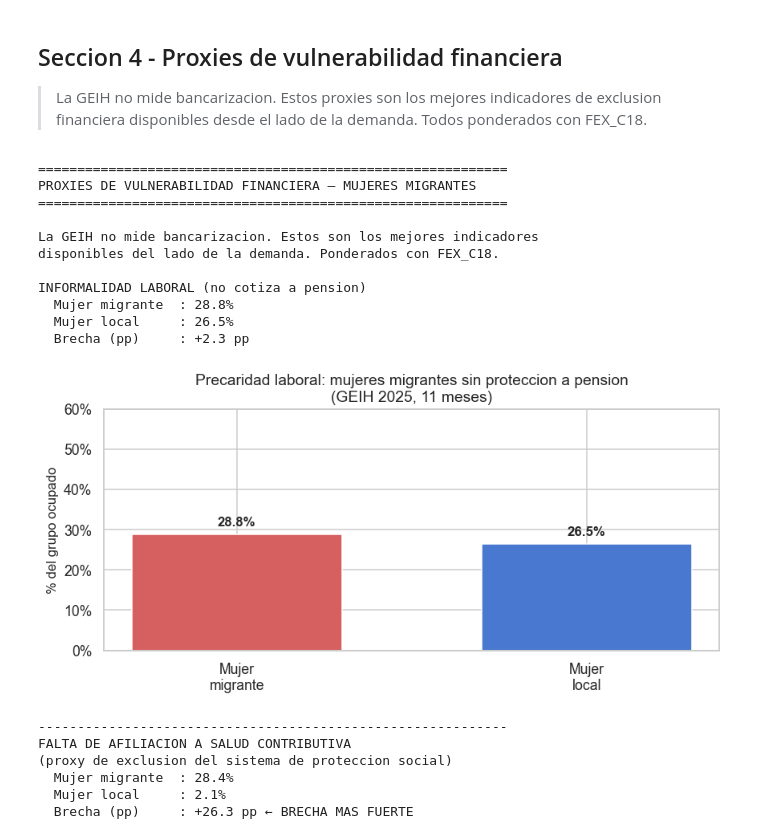
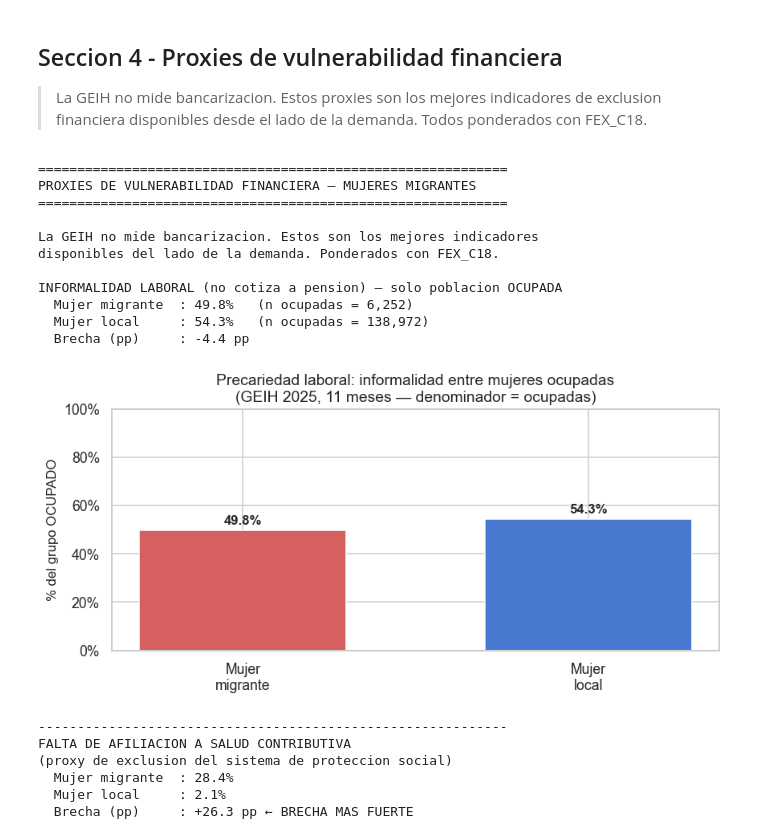
Before and after one commit to iher9812/datasketch-migration-data, a Jupyter notebook: analisis_bancarizacion_mujeres_migrantes.ipynb, the cells around one changed output. Drawn from its saved outputs; the diff is of its cells as text; code cells hidden in the pictures.

```diff
--- a/analisis_bancarizacion_mujeres_migrantes.ipynb
+++ b/analisis_bancarizacion_mujeres_migrantes.ipynb
@@ -300,54 +300,51 @@ Distribucion de edad:
 print("\n" + "="*60)
 print("PROXIES DE VULNERABILIDAD FINANCIERA — MUJERES MIGRANTES")
 print("="*60)
 print("\nLa GEIH no mide bancarizacion. Estos son los mejores indicadores")
 print("disponibles del lado de la demanda. Ponderados con FEX_C18.\n")
 
-if "informal" in mm.columns:
-    # Calcular para mujer migrante
-    mm_ocu = mm.dropna(subset=["informal"])
-    mm_inf_pct = (mm_ocu[mm_ocu["informal"]][PESO].sum() /
-                  mm_ocu[PESO].sum() * 100)
+if "informal" in mm.columns and "cotiza_pension" in mm.columns:
+    # DENOMINADOR CORRECTO: solo ocupadas. 'informal' = (no cotiza pension) y
+    # solo esta definido (cotiza_pension no nulo) para quienes estan ocupadas.
+    mm_ocu = mm[mm["cotiza_pension"].notna()]
+    ml_ocu = ml[ml["cotiza_pension"].notna()]
+    mm_inf_pct = mm_ocu.loc[mm_ocu["informal"], PESO].sum() / mm_ocu[PESO].sum() * 100
+    ml_inf_pct = ml_ocu.loc[ml_ocu["informal"], PESO].sum() / ml_ocu[PESO].sum() * 100
 
-    # Calcular para mujer local
-    ml_ocu = ml.dropna(subset=["informal"])
-    ml_inf_pct = (ml_ocu[ml_ocu["informal"]][PESO].sum() /
-                  ml_ocu[PESO].sum() * 100)
-
-    print("INFORMALIDAD LABORAL (no cotiza a pension)")
-    print(f"  Mujer migrante  : {mm_inf_pct:.1f}%")
-    print(f"  Mujer local     : {ml_inf_pct:.1f}%")
+    print("INFORMALIDAD LABORAL (no cotiza a pension) — solo poblacion OCUPADA")
+    print(f"  Mujer migrante  : {mm_inf_pct:.1f}%   (n ocupadas = {len(mm_ocu):,})")
+    print(f"  Mujer local     : {ml_inf_pct:.1f}%   (n ocupadas = {len(ml_ocu):,})")
     print(f"  Brecha (pp)     : {mm_inf_pct - ml_inf_pct:+.1f} pp")
 
     fig, ax = plt.subplots(figsize=(8, 4))
     data = pd.DataFrame({
         "Grupo": ["Mujer\nmigrante", "Mujer\nlocal"],
         "% Informal": [mm_inf_pct, ml_inf_pct],
         "Color": ["#D65F5F", "#4878CF"]
     })
     bars = ax.bar(data["Grupo"], data["% Informal"], color=data["Color"], edgecolor="white", width=0.6)
     for bar, val in zip(bars, data["% Informal"]):
         ax.text(bar.get_x() + bar.get_width()/2, val + 1.5, f"{val:.1f}%",
                 ha="center", va="bottom", fontsize=11, fontweight="bold")
-    ax.set_ylabel("% del grupo ocupado", fontsize=11)
-    ax.set_title("Precaridad laboral: mujeres migrantes sin proteccion a pension\n(GEIH 2025, 11 meses)")
-    ax.set_ylim(0, 60)
+    ax.set_ylabel("% del grupo OCUPADO", fontsize=11)
+    ax.set_title("Precariedad laboral: informalidad entre mujeres ocupadas\n(GEIH 2025, 11 meses — denominador = ocupadas)")
+    ax.set_ylim(0, 100)
     ax.yaxis.set_major_formatter(mtick.PercentFormatter())
     plt.tight_layout()
     plt.show()
 # %% [output]
 ============================================================
 PROXIES DE VULNERABILIDAD FINANCIERA — MUJERES MIGRANTES
 ============================================================
 
 La GEIH no mide bancarizacion. Estos son los mejores indicadores
 disponibles del lado de la demanda. Ponderados con FEX_C18.
 
-INFORMALIDAD LABORAL (no cotiza a pension)
-  Mujer migrante  : 28.8%
-  Mujer local     : 26.5%
-  Brecha (pp)     : +2.3 pp
+INFORMALIDAD LABORAL (no cotiza a pension) — solo poblacion OCUPADA
+  Mujer migrante  : 49.8%   (n ocupadas = 6,252)
+  Mujer local     : 54.3%   (n ocupadas = 138,972)
+  Brecha (pp)     : -4.4 pp
-[figure, old version]
+[figure, new version]
 # %%
 print("\n" + "-"*60)
 if "afiliacion_salud" in mm.columns:
```
Also changed, not shown: parts of 9 cells of this notebook.
